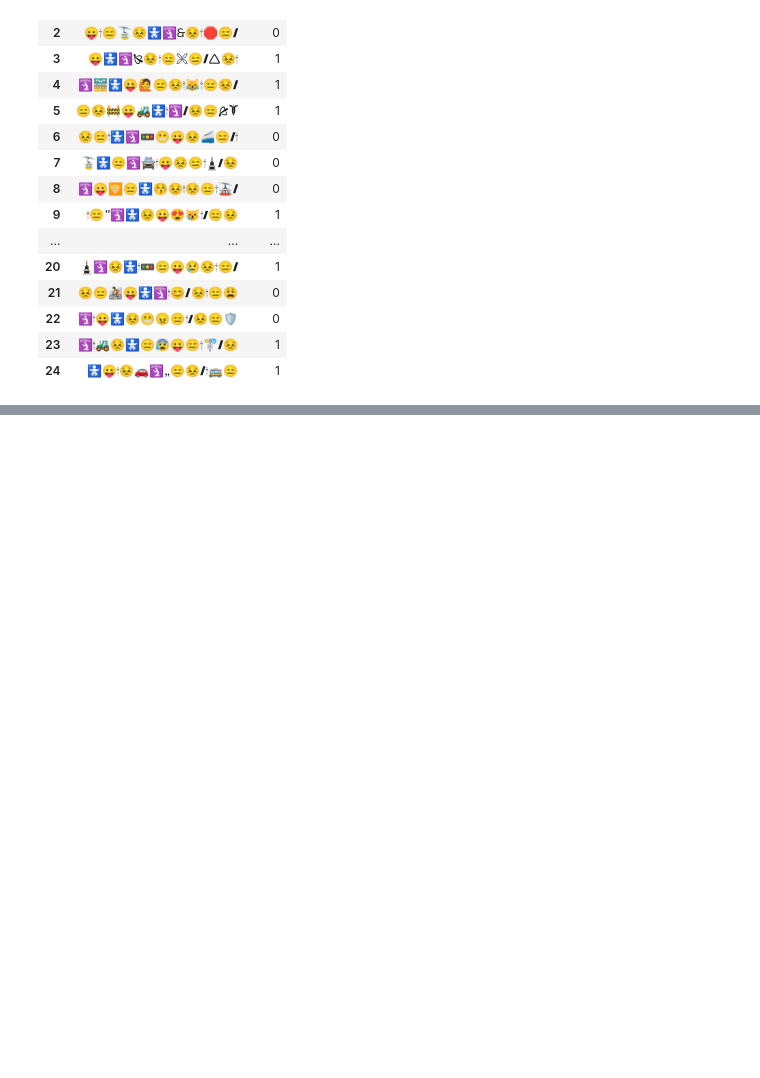
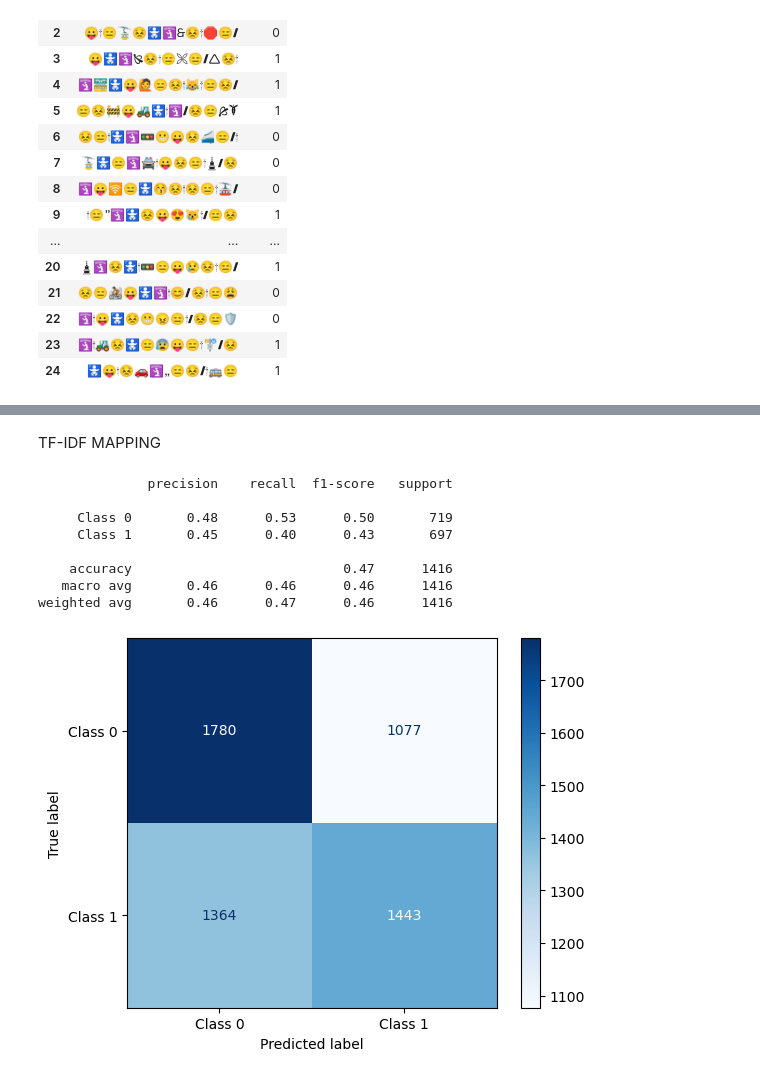
Before and after one commit to A-Rush-R/CS771-Mini-Project, a Jupyter notebook: emoticon/exploratory_data_analysis.ipynb, the cells around one changed output, grey strips where cells are left out. Drawn from its saved outputs; the diff is of its cells as text; code cells hidden in the pictures; blank space fills up the shorter version.

```diff
--- a/emoticon/exploratory_data_analysis.ipynb
+++ b/emoticon/exploratory_data_analysis.ipynb
@@ -128,0 +166,42 @@ plt.scatter(edf['c_1'], edf['c_2'])
+# %% [markdown]
+TF-IDF MAPPING
+# %%
+from sklearn.feature_extraction.text import TfidfVectorizer
+
+# Create a TF-IDF vectorizer
+tfidf_vectorizer = TfidfVectorizer(vocabulary=[str(emote) for emote in unique_emotes])
+
+# Fit and transform the emote strings
+tfidf_matrix = tfidf_vectorizer.fit_transform(emote_strings)
+
+# Convert to DataFrame for better readability
+tfidf_df = pd.DataFrame(tfidf_matrix.toarray(), columns=tfidf_vectorizer.get_feature_names_out())
+tfidf_df['label'] = edf['label']
+
+# Display the TF-IDF DataFrame
+tfidf = tfidf_df.to_numpy()
+X_tf = tfidf[:, :-1]
+y_tf = tfidf[:, -1]
+# %%
+X_train_tf, X_test_tf, y_train_tf, y_test_tf = train_test_split(X_tf, y_tf, test_size=0.2, random_state=42)
+
+log_reg.fit(X_train_tf,y_train_tf)
+
+y_train_pred_tf = log_reg.predict(X_train_tf)
+y_test_pred_tf = log_reg.predict(X_test_tf)
+
+train_report = get_classification_report(y_train_tf, y_train_pred_tf)
+test_report = get_classification_report(y_test_tf, y_test_pred_tf)
+
+print(test_report)
+plot_confusion_matrix(y_train_tf, y_train_pred_tf, ['Class 0', 'Class 1'], title='Train Confusion Matrix')
+# %% [output]
+              precision    recall  f1-score   support
+
+     Class 0       0.48      0.53      0.50       719
+     Class 1       0.45      0.40      0.43       697
+
+    accuracy                           0.47      1416
+   macro avg       0.46      0.46      0.46      1416
+weighted avg       0.46      0.47      0.46      1416
+[figure, added]
```
Also changed, not shown: parts of 25 cells of this notebook.
